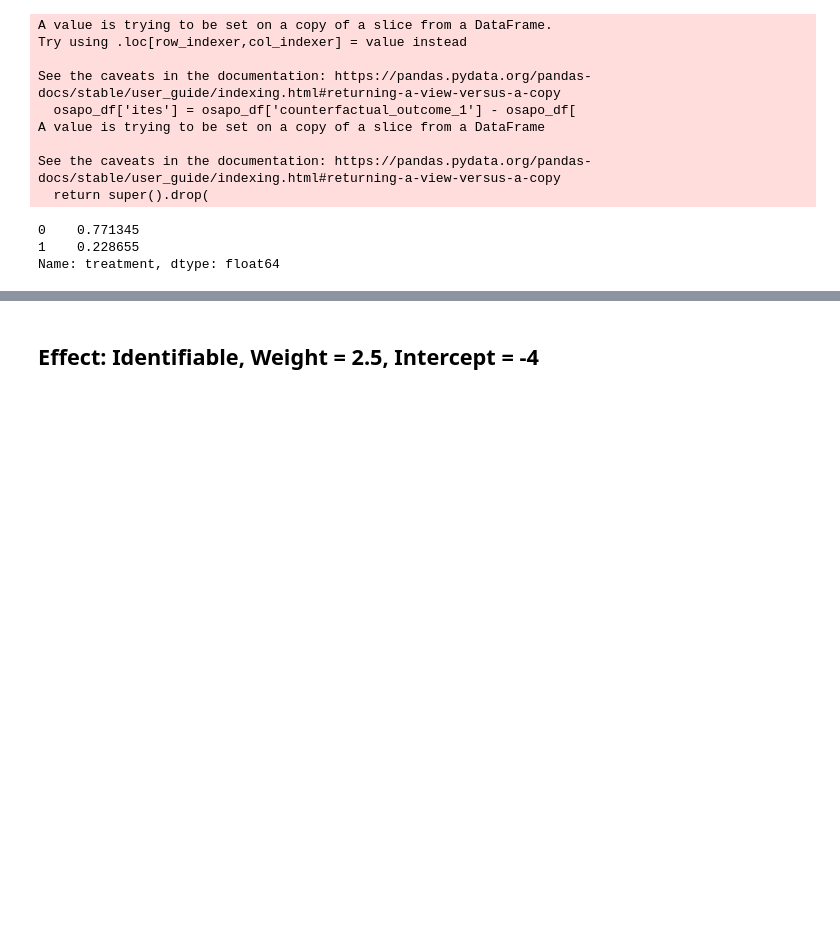
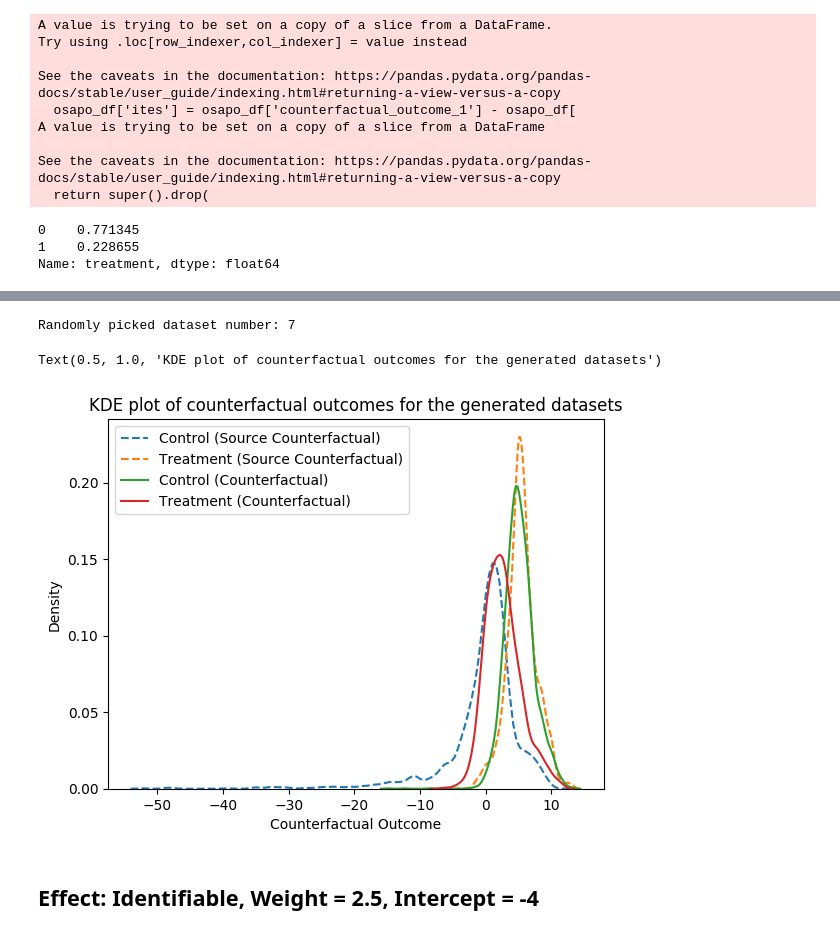
Before and after one commit to PrachetaBA/realcause, a Jupyter notebook: notebooks/pilot_experiments.ipynb, the cells around one changed output, grey strips where cells are left out. Cells and saved outputs as stored; diff of their text form; code cells hidden in the pictures; blank space fills up the shorter version.

```diff
--- a/notebooks/pilot_experiments.ipynb
+++ b/notebooks/pilot_experiments.ipynb
@@ -290,0 +284,3 @@ Text(0.5, 1.0, 'Distribution of the treatment variable for the source and genera
+# %%
+og_source_df = get_apo_data(identifier='acic', data_format='pandas', ret_counterfactual_outcomes=True, weight=2.5, Intercept=-2)
+og_source_df.columns
@@ -291,3 +307,20 @@ Text(0.5, 1.0, 'Distribution of the treatment variable for the source and genera
+# %%
+# Plot the counterfactual outcomes for the source data for any one of the gen_df
+df_num = random.randint(0, 49)
+print(f'Randomly picked dataset number: {df_num}')
+gen_df = pd.read_csv(GEN_DATASETS_DF + 'dataset_' + str(df_num) + '.csv', index_col=0)
+sns.kdeplot(og_source_df[og_source_df['treatment'] == 0]['counterfactual_outcome_0'], label='Control (Source Counterfactual)', linestyle='--')
+sns.kdeplot(og_source_df[og_source_df['treatment'] == 1]['counterfactual_outcome_1'], label='Treatment (Source Counterfactual)', linestyle='--')
+sns.kdeplot(gen_df[gen_df['t']== 0]['y1'], label='Control (Counterfactual)')
+sns.kdeplot(gen_df[gen_df['t'] == 1]['y0'], label='Treatment (Counterfactual)')
+plt.xlabel('Counterfactual Outcome')
+plt.ylabel('Density')
+plt.legend()
+plt.title('KDE plot of counterfactual outcomes for the generated datasets')
+# %% [output]
+Randomly picked dataset number: 7
+Text(0.5, 1.0, 'KDE plot of counterfactual outcomes for the generated datasets')
+[figure, added]
 # %% [markdown]
 ## Effect: Identifiable, Weight = 2.5, Intercept = -4
 # %%
```
Also changed, not shown: parts of 9 cells of this notebook, 2 other files.
